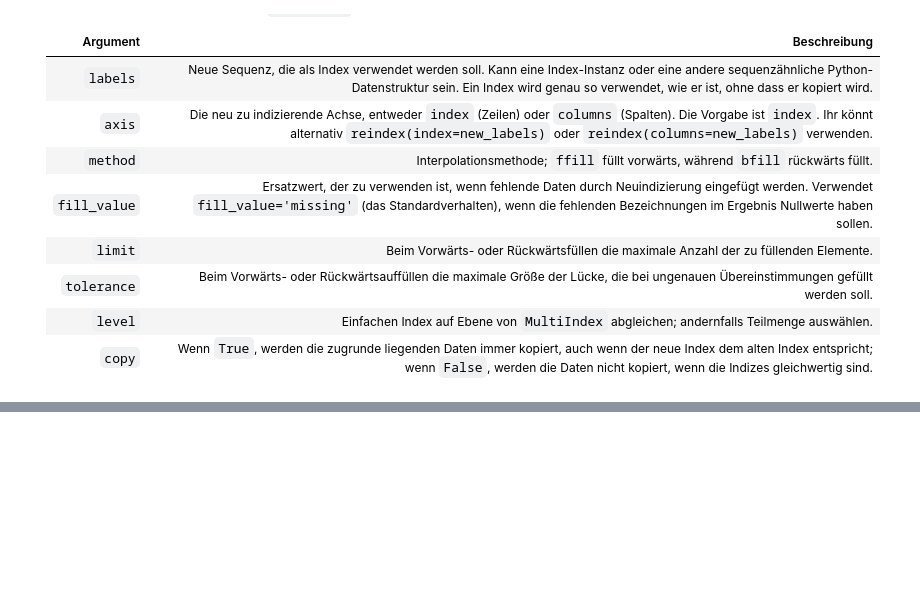
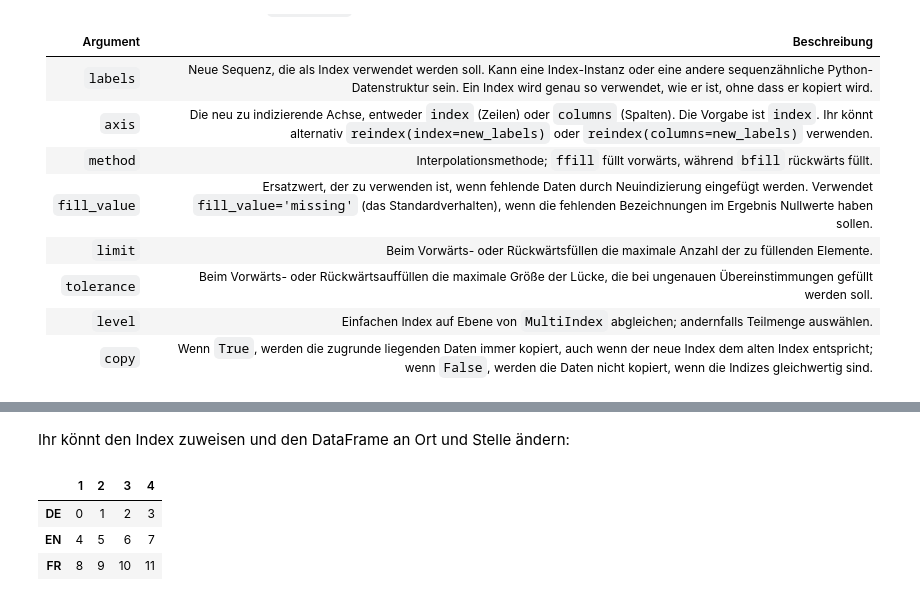
Before and after one commit to cusyio/Python4DataScience-de, a Jupyter notebook: docs/workspace/pandas/indexing.ipynb, the cells around one changed output, grey strips where cells are left out. Cells and saved outputs as stored; diff of their text form; code cells hidden in the pictures; blank space fills up the shorter version.

```diff
--- a/docs/workspace/pandas/indexing.ipynb
+++ b/docs/workspace/pandas/indexing.ipynb
@@ -238,0 +262,11 @@ Argument | Beschreibung
+# %% [markdown]
+Ihr könnt den Index zuweisen und den DataFrame an Ort und Stelle ändern:
+# %%
+data.index = data.index.map(transform)
+
+data
+# %% [output]
+|  | 1 | 2 | 3 | 4 |
+| DE | 0 | 1 | 2 | 3 |
+| EN | 4 | 5 | 6 | 7 |
+| FR | 8 | 9 | 10 | 11 |
```
Also changed, not shown: parts of 10 cells of this notebook.
